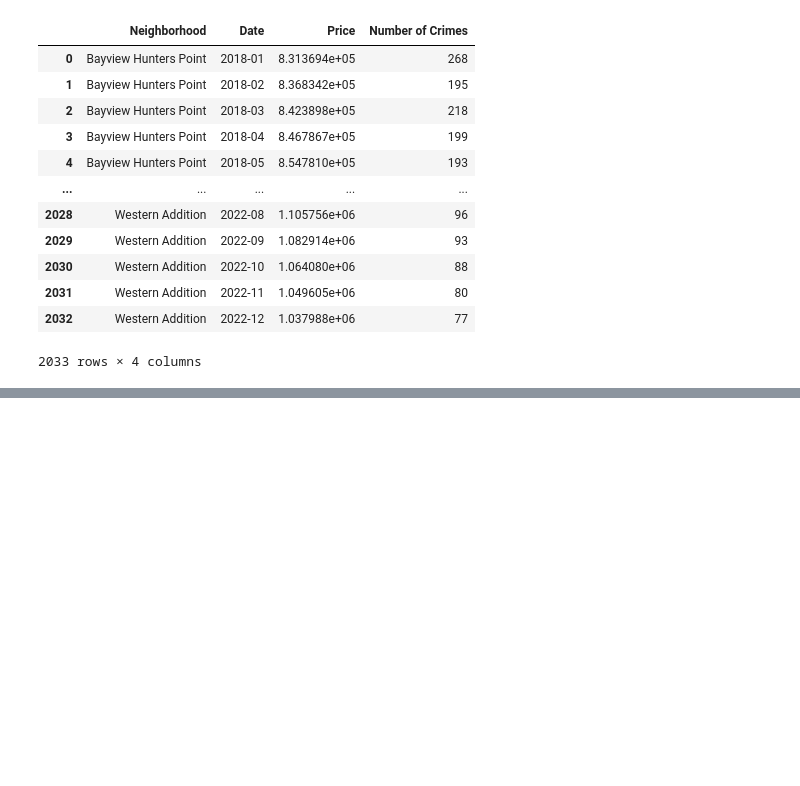
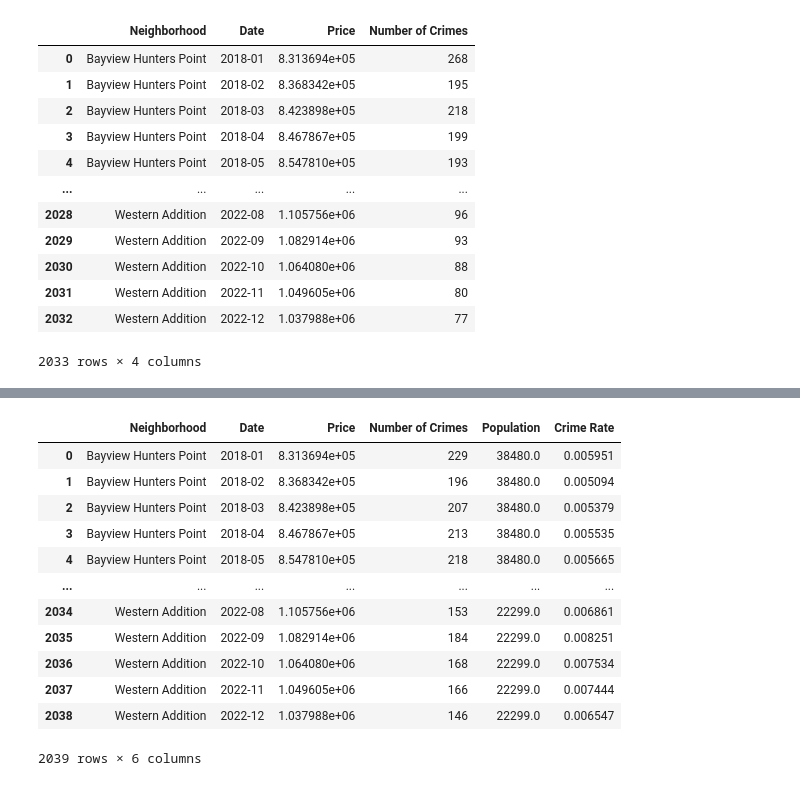
Before and after one commit to ahmed-saleem916/Virtual-Reality-, a Jupyter notebook: pearson_coeficient_per_type_of_crime.ipynb, the cells around one changed output, grey strips where cells are left out. Cells and saved outputs as stored; diff of their text form; code cells hidden in the pictures; blank space fills up the shorter version.

Commit message:
R per type of crime

```diff
--- a/pearson_coeficient_per_type_of_crime.ipynb
+++ b/pearson_coeficient_per_type_of_crime.ipynb
@@ -7,10 +7,13 @@ import scipy.stats as st
 # Create a reference the CSV file desired
 csv_path ="crime_df_incident_category.csv"
 csv_path_2 = "zillow_regression.csv"
+csv_path_3="population_neighborhood.csv"
+
 
 #Read the csv
 crime_per_type_incident = pd.read_csv(csv_path)
 zillow_df = pd.read_csv(csv_path_2)
+population_df= pd.read_csv(csv_path_3)
 
 # Print the first five rows of data to the screen
 
@@ -151,3 +127,9 @@ nonviolent_crimes_prices
 | 2031 | Western Addition | 2022-11 | 1.049605e+06 | 80 |
 | 2032 | Western Addition | 2022-12 | 1.037988e+06 | 77 |
 2033 rows × 4 columns
+# %%
+#Merging violent and non violent data frames with the population to get the crime rate.
+violent_crimes_population = pd.merge(violent_crimes_prices,population_df,on=["Neighborhood"])
+nonviolent_crimes_population = pd.merge(nonviolent_crimes_prices,population_df,on=["Neighborhood"])
+violent_crimes_population
+nonviolent_crimes_population
@@ -153,0 +150,19 @@ nonviolent_crimes_prices
+# %%
+#Getting the crime rate
+violent_crimes_population["Crime Rate"] =(violent_crimes_population ["Number of Crimes"]/violent_crimes_population["Population"])
+nonviolent_crimes_population["Crime Rate"] =(nonviolent_crimes_population ["Number of Crimes"]/nonviolent_crimes_population["Population"])
+violent_crimes_population
+# %% [output]
+|  | Neighborhood | Date | Price | Number of Crimes | Population | Crime Rate |
+| 0 | Bayview Hunters Point | 2018-01 | 8.313694e+05 | 229 | 38480.0 | 0.005951 |
+| 1 | Bayview Hunters Point | 2018-02 | 8.368342e+05 | 196 | 38480.0 | 0.005094 |
+| 2 | Bayview Hunters Point | 2018-03 | 8.423898e+05 | 207 | 38480.0 | 0.005379 |
+| 3 | Bayview Hunters Point | 2018-04 | 8.467867e+05 | 213 | 38480.0 | 0.005535 |
+| 4 | Bayview Hunters Point | 2018-05 | 8.547810e+05 | 218 | 38480.0 | 0.005665 |
+| ... | ... | ... | ... | ... | ... | ... |
+| 2034 | Western Addition | 2022-08 | 1.105756e+06 | 153 | 22299.0 | 0.006861 |
+| 2035 | Western Addition | 2022-09 | 1.082914e+06 | 184 | 22299.0 | 0.008251 |
+| 2036 | Western Addition | 2022-10 | 1.064080e+06 | 168 | 22299.0 | 0.007534 |
+| 2037 | Western Addition | 2022-11 | 1.049605e+06 | 166 | 22299.0 | 0.007444 |
+| 2038 | Western Addition | 2022-12 | 1.037988e+06 | 146 | 22299.0 | 0.006547 |
+2039 rows × 6 columns
```
Also changed, not shown: parts of 10 cells of this notebook.
